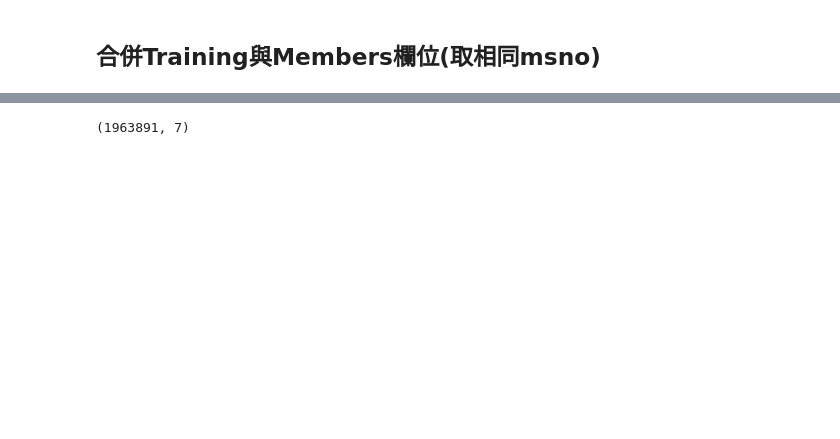
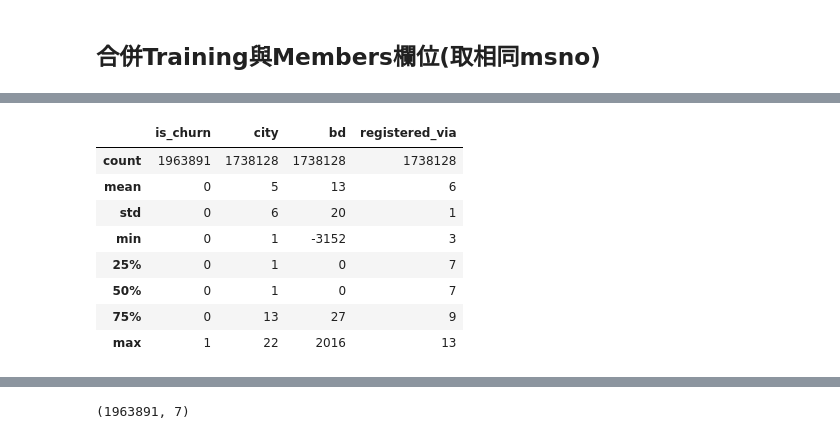
Before and after one commit to imiKao/KKBoxProject_for_TcfstCourse, a Jupyter notebook: TcfstProject_KKBOX.ipynb, the cells around one changed output, grey strips where cells are left out. Saved outputs shown, nothing was run; the diff lists cells and outputs as text; code cells hidden in the pictures; blank space fills up the shorter version.

```diff
--- a/TcfstProject_KKBOX.ipynb
+++ b/TcfstProject_KKBOX.ipynb
@@ -341,0 +466,12 @@ kk_Training_Members.head()
+# %%
+TrainingData.describe().astype(np.int64)
+# %% [output]
+|  | is_churn | city | bd | registered_via |
+| count | 1963891 | 1738128 | 1738128 | 1738128 |
+| mean | 0 | 5 | 13 | 6 |
+| std | 0 | 6 | 20 | 1 |
+| min | 0 | 1 | -3152 | 3 |
+| 25% | 0 | 1 | 0 | 7 |
+| 50% | 0 | 1 | 0 | 7 |
+| 75% | 0 | 13 | 27 | 9 |
+| max | 1 | 22 | 2016 | 13 |
```
Also changed, not shown: parts of 58 cells of this notebook.
